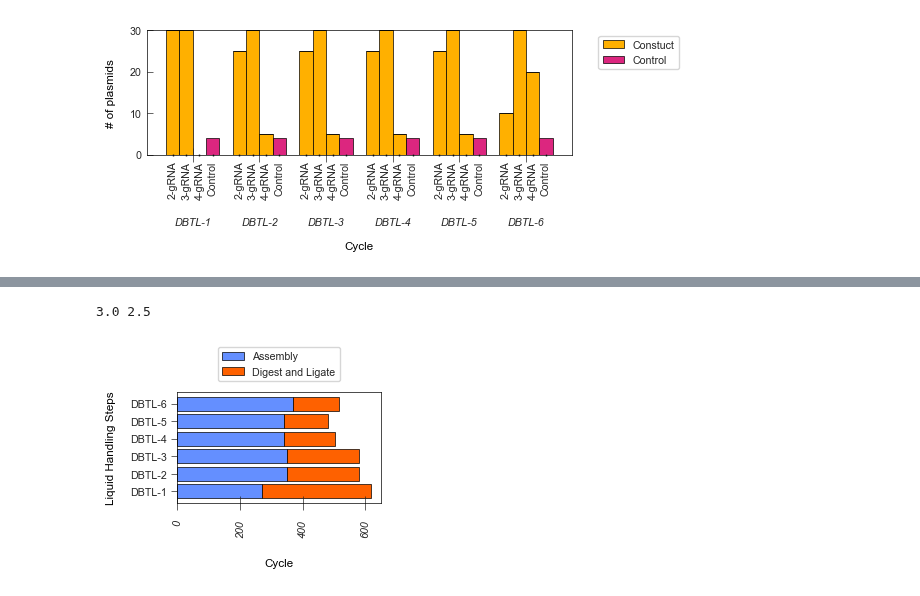
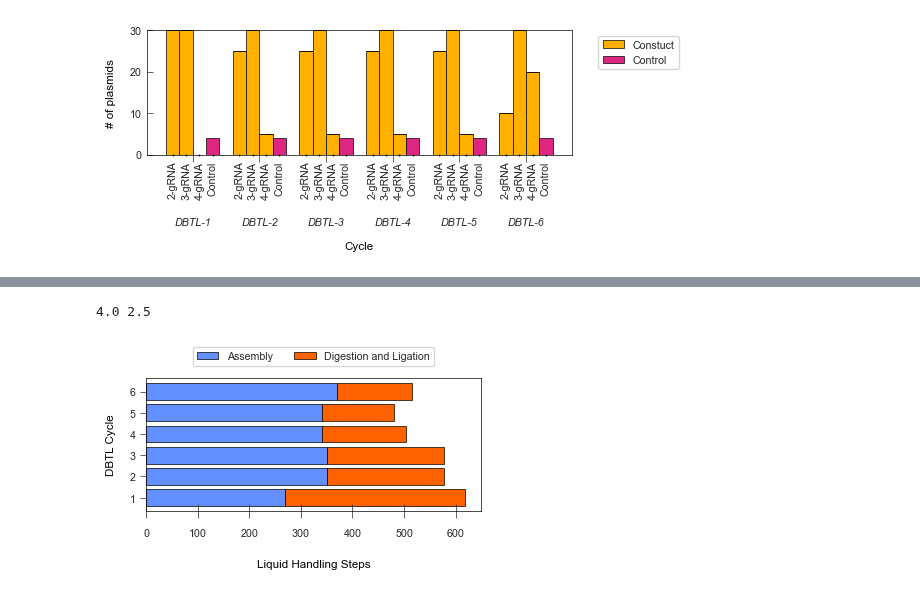
Before and after one commit to JBEI/Isoprenol_CRISPRi, a Jupyter notebook: CRISPRi_Figures.ipynb, the cells around one changed output, grey strips where cells are left out. Drawn from its saved outputs; the diff is of its cells as text; code cells hidden in the pictures.

```diff
--- a/CRISPRi_Figures.ipynb
+++ b/CRISPRi_Figures.ipynb
@@ -552,33 +614,37 @@ plt.show()
 # %%
 fig="Dispenses"
 df = pd.read_csv('Figure_Data\\241001_CRISPRi_Dispenses.csv')
 data_dispenses = df.copy()
 
 # Set the palette
 sns.set_palette(palette=enmax_palette)
 
 # Pivot the data for the stacked bar plot
 stacked_data = data_dispenses.pivot_table(index='Cycle', columns='Stage', values='Dispenses', aggfunc='sum', fill_value=0)
 
-w = len(data_dispenses)/4
+w = len(data_dispenses)/3
 h=2.5
 print(w,h)
 
 # Plot the stacked bar chart
 ax = stacked_data.plot(kind='barh', stacked=True, width=0.8, figsize=(w, h), linewidth =line_size, edgecolor="0",)
 
 # Set labels and formatting
-plt.xlabel('Cycle', labelpad=15)
-plt.ylabel('Liquid Handling Steps', labelpad=10)
-plt.xticks(rotation='vertical', style='italic')
+plt.xlabel('Liquid Handling Steps', labelpad=15)
+plt.ylabel('DBTL Cycle', labelpad=10)
+#plt.xticks(rotation='vertical')
+
+current_labels = data["Cycle"].unique()
+truncated_labels = [label.split('-')[1] for label in current_labels]
+plt.gca().set_yticklabels(truncated_labels)
 
 # Add legend
-plt.legend(title='',labels=['Assembly','Digest and Ligate'], bbox_to_anchor=(0.5, 1.05), loc='lower center')
+plt.legend(title='',labels=['Assembly','Digestion and Ligation'], bbox_to_anchor=(0.5, 1.05), loc='lower center',ncol=2)
 
 # Tighten layout and show the plot
 plt.tight_layout()
 plt.savefig(f'Figure_Export/{fig}.pdf', dpi=1200, bbox_inches='tight', transparent=True)
 plt.show()
 # %% [output]
-3.0 2.5
+4.0 2.5
-[figure, old version]
+[figure, new version]
```
Also changed, not shown: parts of 4 cells of this notebook, 15 other files.
